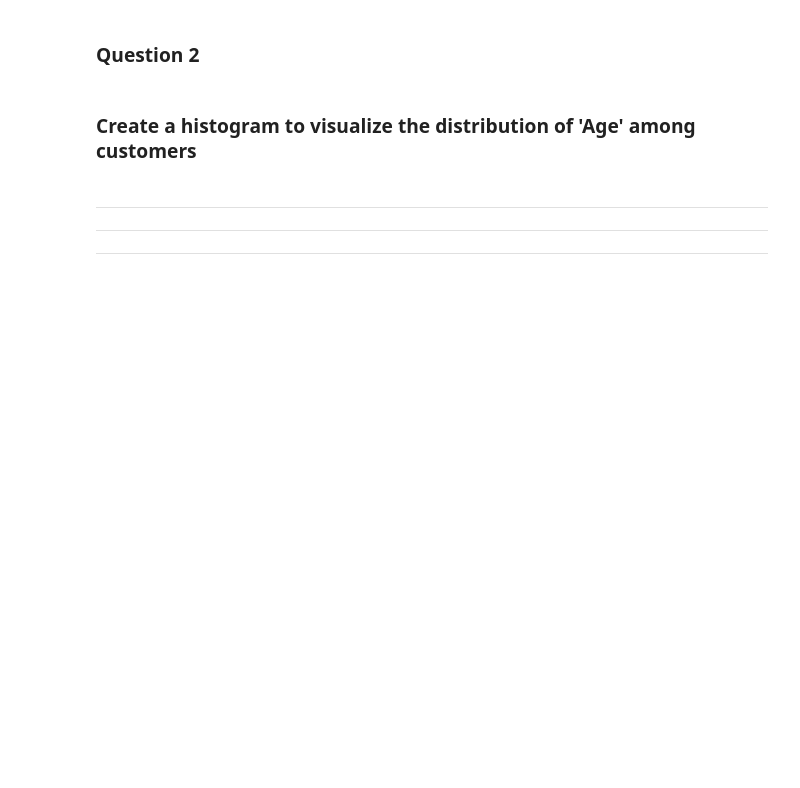
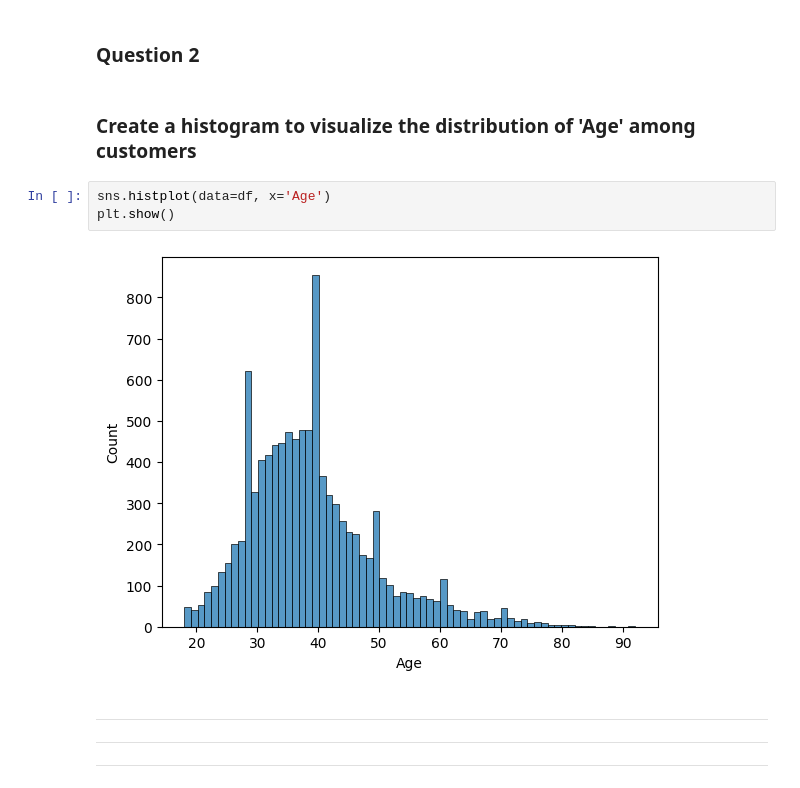
Before and after one commit to radtothebone/data-science-3401, a Jupyter notebook: Labs/Herrera_Christian_Lab11.ipynb, the cells around one changed output. Drawn from its saved outputs; the diff is of its cells as text; blank space fills up the shorter version.

```diff
--- a/Labs/Herrera_Christian_Lab11.ipynb
+++ b/Labs/Herrera_Christian_Lab11.ipynb
@@ -59,6 +70,11 @@
 ### **Question 2**
 # %% [markdown]
 ### Create a histogram to visualize the distribution of 'Age' among customers
+# %%
+sns.histplot(data=df, x='Age')
+plt.show()
+# %% [output]
+[figure, added]
 # %% [markdown]
 
 
```
Also changed, not shown: parts of 11 cells of this notebook, 5 other files.
